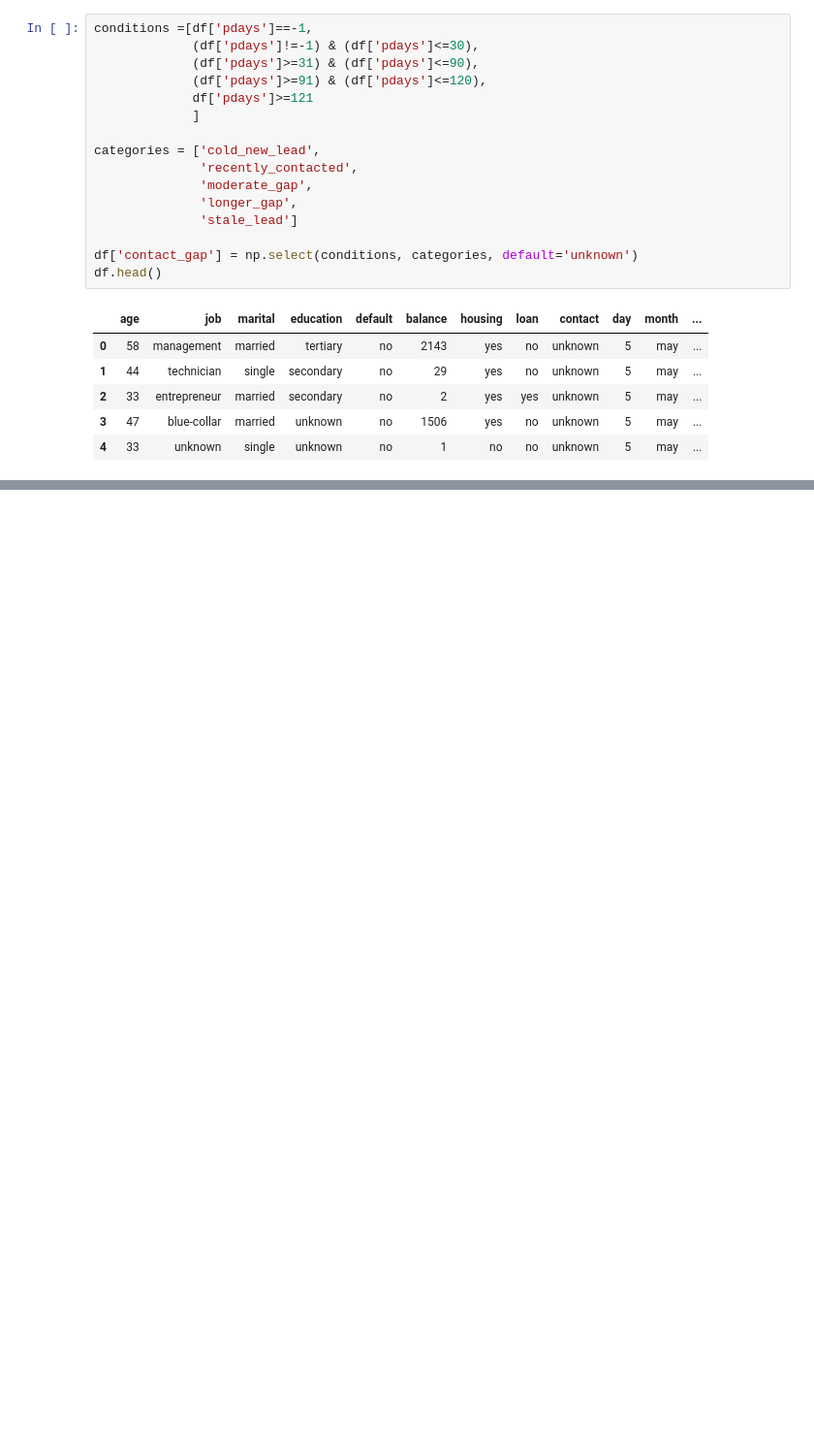
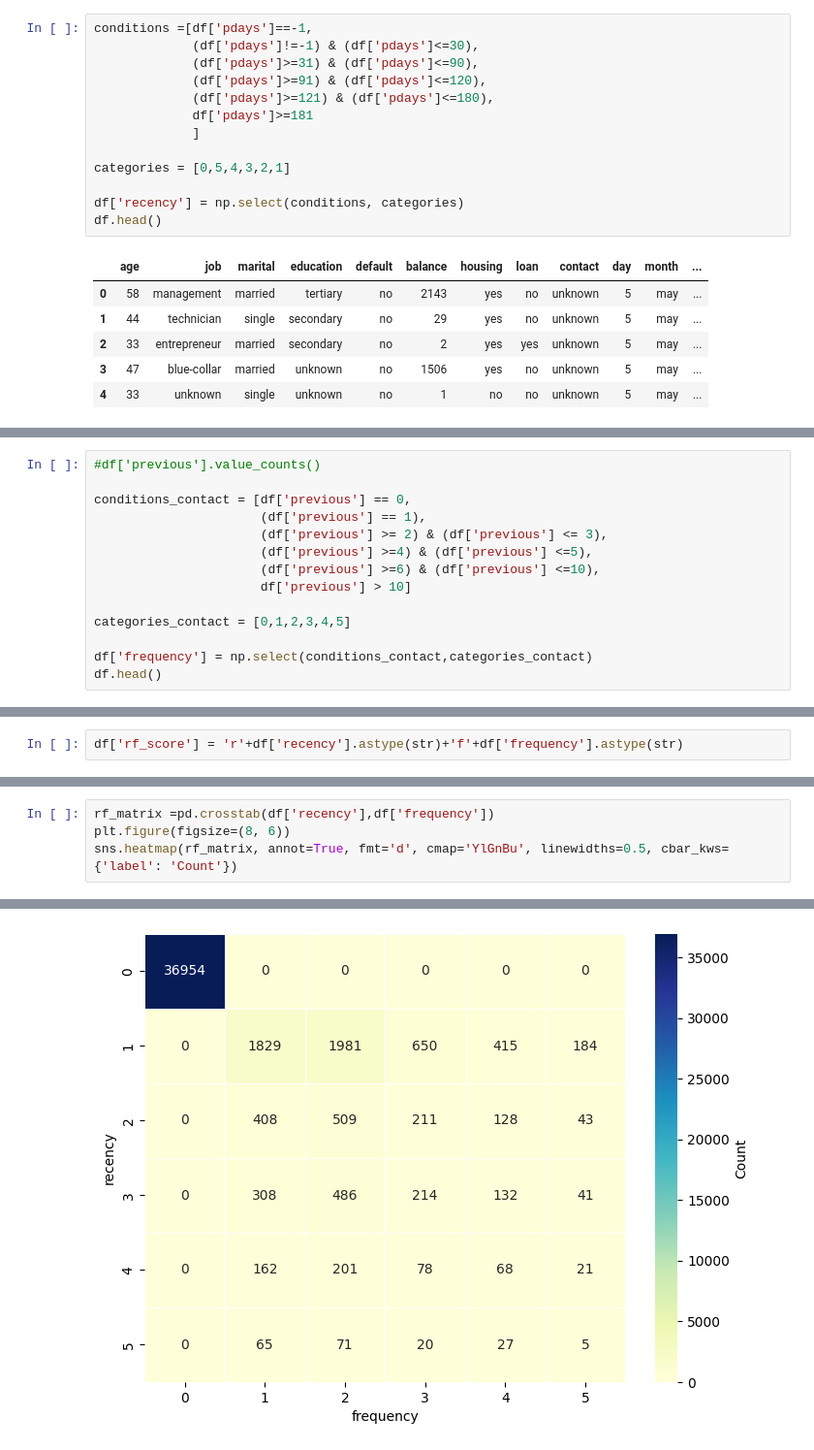
Before and after one commit to chayanbasu007/td_cross_sell_model, a Jupyter notebook: TD_Cross_Sell_Model.ipynb, the cells around one changed output, grey strips where cells are left out. Shown at 97% size. Saved outputs shown, nothing was run; the diff lists cells and outputs as text; blank space fills up the shorter version.

```diff
--- a/TD_Cross_Sell_Model.ipynb
+++ b/TD_Cross_Sell_Model.ipynb
@@ -1155,16 +1156,13 @@ conditions =[df['pdays']==-1,
              (df['pdays']!=-1) & (df['pdays']<=30),
              (df['pdays']>=31) & (df['pdays']<=90),
              (df['pdays']>=91) & (df['pdays']<=120),
-             df['pdays']>=121
+             (df['pdays']>=121) & (df['pdays']<=180),
+             df['pdays']>=181
              ]
 
-categories = ['cold_new_lead',
-              'recently_contacted',
-              'moderate_gap',
-              'longer_gap',
-              'stale_lead']
+categories = [0,5,4,3,2,1]
 
-df['contact_gap'] = np.select(conditions, categories, default='unknown')
+df['recency'] = np.select(conditions, categories)
 df.head()
 # %% [output]
 |  | age | job | marital | education | default | balance | housing | loan | contact | day | month | ... |
@@ -1177,0 +1178,14 @@ df.head()
+# %%
+#df['previous'].value_counts()
+
+conditions_contact = [df['previous'] == 0,
+                      (df['previous'] == 1),
+                      (df['previous'] >= 2) & (df['previous'] <= 3),
+                      (df['previous'] >=4) & (df['previous'] <=5),
+                      (df['previous'] >=6) & (df['previous'] <=10),
+                      df['previous'] > 10]
+
+categories_contact = [0,1,2,3,4,5]
+
+df['frequency'] = np.select(conditions_contact,categories_contact)
+df.head()
@@ -1177,0 +1201,2 @@ df.head()
+# %%
+df['rf_score'] = 'r'+df['recency'].astype(str)+'f'+df['frequency'].astype(str)
@@ -1177,0 +1205,5 @@ df.head()
+# %%
+rf_matrix =pd.crosstab(df['recency'],df['frequency'])
+plt.figure(figsize=(8, 6))
+sns.heatmap(rf_matrix, annot=True, fmt='d', cmap='YlGnBu', linewidths=0.5, cbar_kws={'label': 'Count'})
+# %% [output]
@@ -1177,0 +1211 @@ df.head()
+[figure, added]
```
Also changed, not shown: parts of 9 cells of this notebook.
